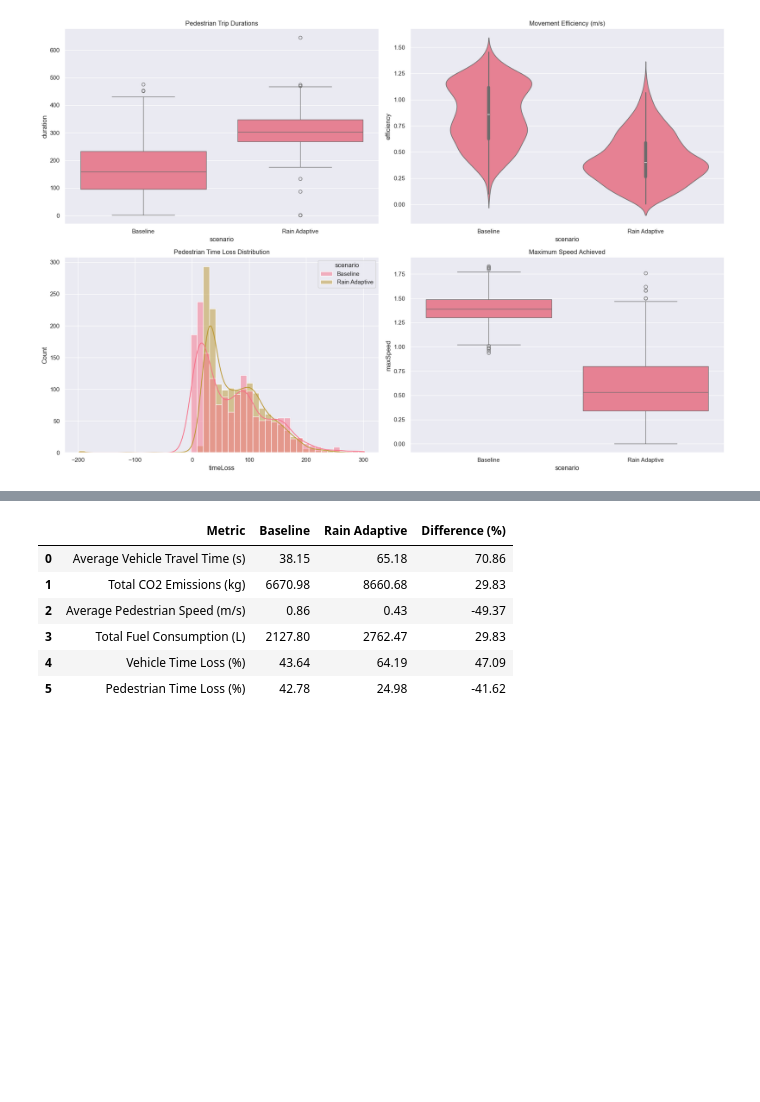
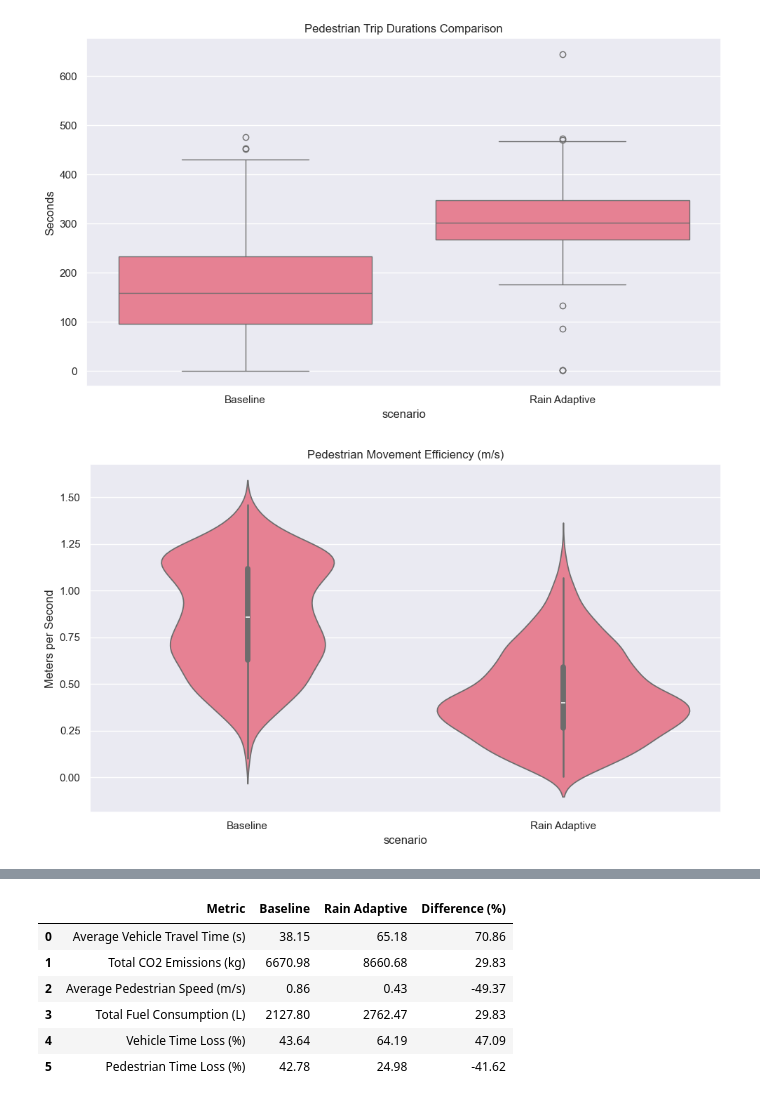
Before and after one commit to Aditya1634/rain-adaptive-traffic-simulation, a Jupyter notebook: scripts/simulation_analysis.ipynb, the cells around one changed output, grey strips where cells are left out. Saved outputs shown, nothing was run; the diff lists cells and outputs as text; code cells hidden in the pictures; blank space fills up the shorter version.

```diff
--- a/scripts/simulation_analysis.ipynb
+++ b/scripts/simulation_analysis.ipynb
@@ -112,26 +143,47 @@ plt.show()
-# %%
-# Pedestrian Analysis
-fig, axs = plt.subplots(2, 2, figsize=(18, 12))
-
-# Travel Time Comparison
-sns.boxplot(x='scenario', y='duration', data=all_peds, ax=axs[0,0])
-axs[0,0].set_title('Pedestrian Trip Durations')
-
-# Route Efficiency
-all_peds['efficiency'] = all_peds['routeLength'] / all_peds['duration']
-sns.violinplot(x='scenario', y='efficiency', data=all_peds, ax=axs[0,1])
-axs[0,1].set_title('Movement Efficiency (m/s)')
-
-# Time Loss Analysis
-sns.histplot(data=all_peds, x='timeLoss', hue='scenario',
-             kde=True, ax=axs[1,0])
-axs[1,0].set_title('Pedestrian Time Loss Distribution')
-
-# Max Speed Distribution
-sns.boxplot(x='scenario', y='maxSpeed', data=all_peds, ax=axs[1,1])
-axs[1,1].set_title('Maximum Speed Achieved')
-
-plt.tight_layout()
-plt.show()
-# %% [output]
-[figure, removed]
+# %%
+import matplotlib.pyplot as plt
+import seaborn as sns
+
+# 1. Pedestrian Trip Durations (Boxplot)
+plt.figure(figsize=(10, 6))
+sns.boxplot(x='scenario', y='duration', data=all_peds)
+plt.title('Pedestrian Trip Durations Comparison')
+plt.ylabel('Seconds')
+plt.tight_layout()
+plt.savefig('pedestrian_trip_durations.png')
+plt.show()
+plt.close()
+
+# 2. Movement Efficiency (Violin Plot)
+plt.figure(figsize=(10, 6))
+all_peds['efficiency'] = all_peds['routeLength'] / all_peds['duration']
+sns.violinplot(x='scenario', y='efficiency', data=all_peds)
+plt.title('Pedestrian Movement Efficiency (m/s)')
+plt.ylabel('Meters per Second')
+plt.tight_layout()
+plt.savefig('pedestrian_efficiency.png')
+plt.show()
+plt.close()
+
+# 3. Time Loss Distribution (Histogram)
+plt.figure(figsize=(10, 6))
+sns.histplot(data=all_peds, x='timeLoss', hue='scenario', kde=True)
+plt.title('Pedestrian Time Loss Distribution')
+plt.xlabel('Time Loss (seconds)')
+plt.tight_layout()
+plt.savefig('pedestrian_time_loss.png')
+plt.show()
+plt.close()
+
+# 4. Maximum Speed Achieved (Boxplot)
+plt.figure(figsize=(10, 6))
+sns.boxplot(x='scenario', y='maxSpeed', data=all_peds)
+plt.title('Pedestrian Maximum Speed Distribution')
+plt.ylabel('Speed (m/s)')
+plt.tight_layout()
+plt.savefig('pedestrian_max_speed.png')
+plt.show()
+plt.close()
+# %% [output]
+[figure, added]
+[figure, added]
```
Also changed, not shown: parts of 2 cells of this notebook, 13 other files.
